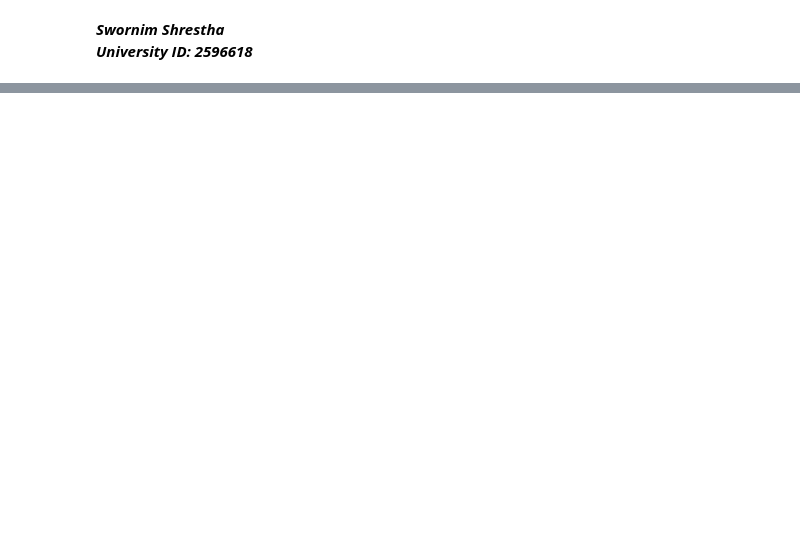
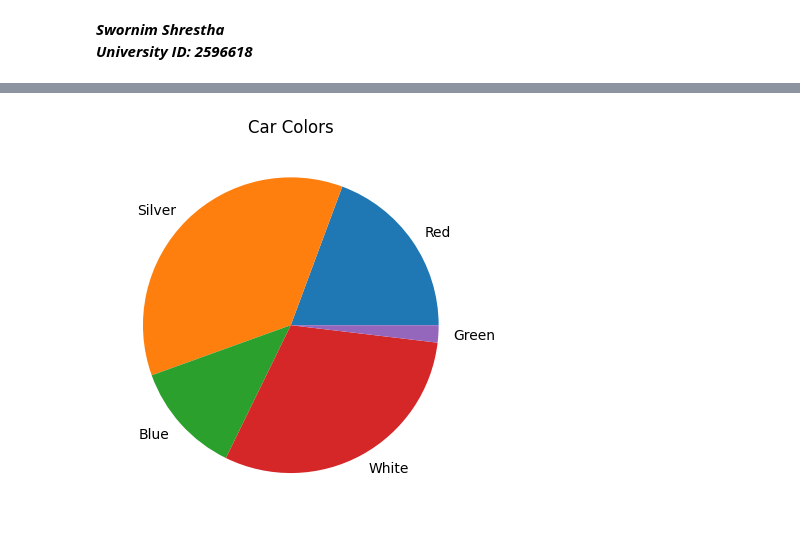
Before and after one commit to sthaswornim820-netizen/Computational-math, a Jupyter notebook: workshop3.ipynb, the cells around one changed output, grey strips where cells are left out. Saved outputs shown, nothing was run; the diff lists cells and outputs as text; code cells hidden in the pictures; blank space fills up the shorter version.

```diff
--- a/workshop3.ipynb
+++ b/workshop3.ipynb
@@ -35,0 +67,14 @@ plt.show()
+# %%
+import matplotlib.pyplot as plt
+
+colors = ["red", "silver", "blue", "white", "green"]
+values = [123, 230, 78, 193, 12]
+
+plt.pie(values, labels=cars)
+plt.title("Car Colors Distribution")
+
+plt.title("Car Colors")
+
+plt.show()
+# %% [output]
+[figure, added]
```
Also changed, not shown: parts of 8 cells of this notebook.
